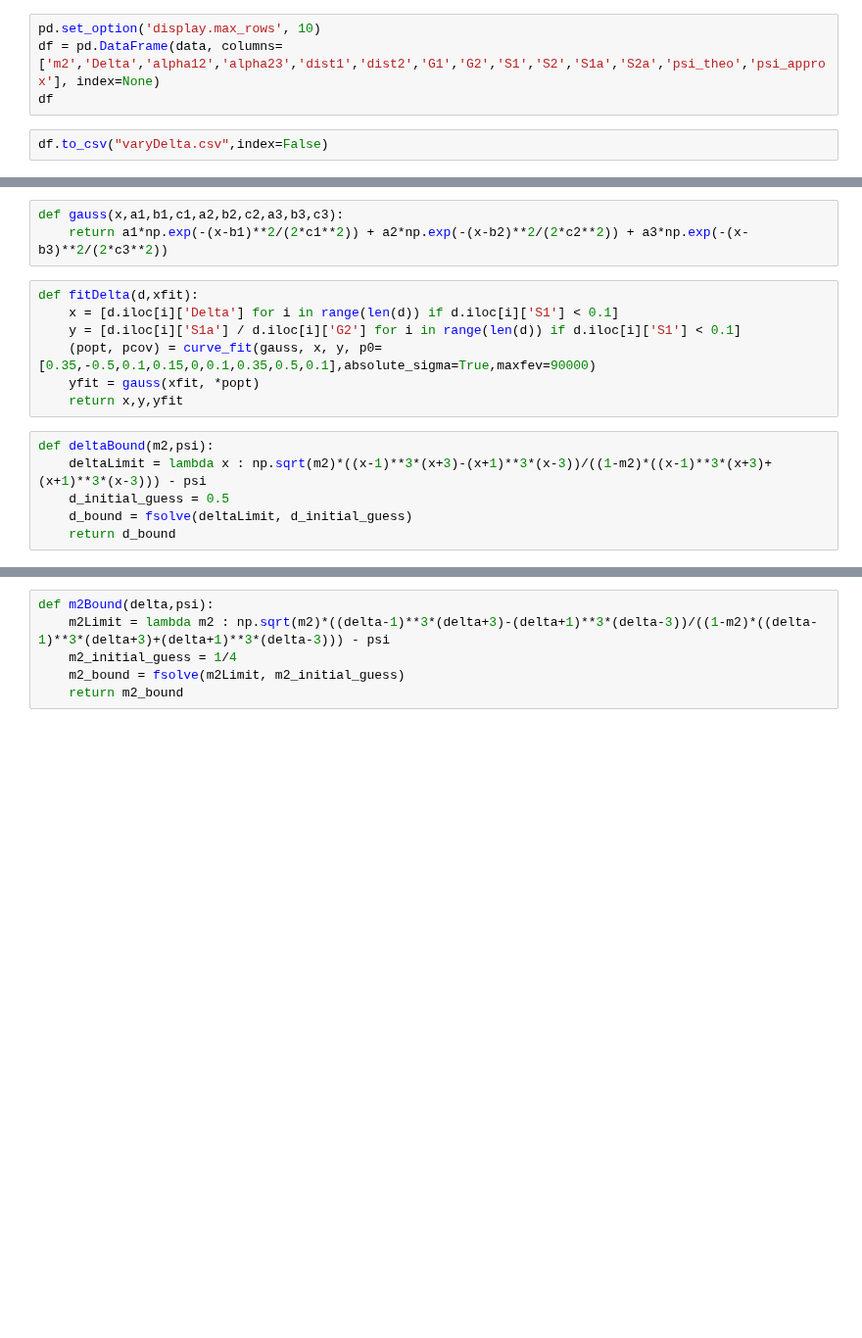
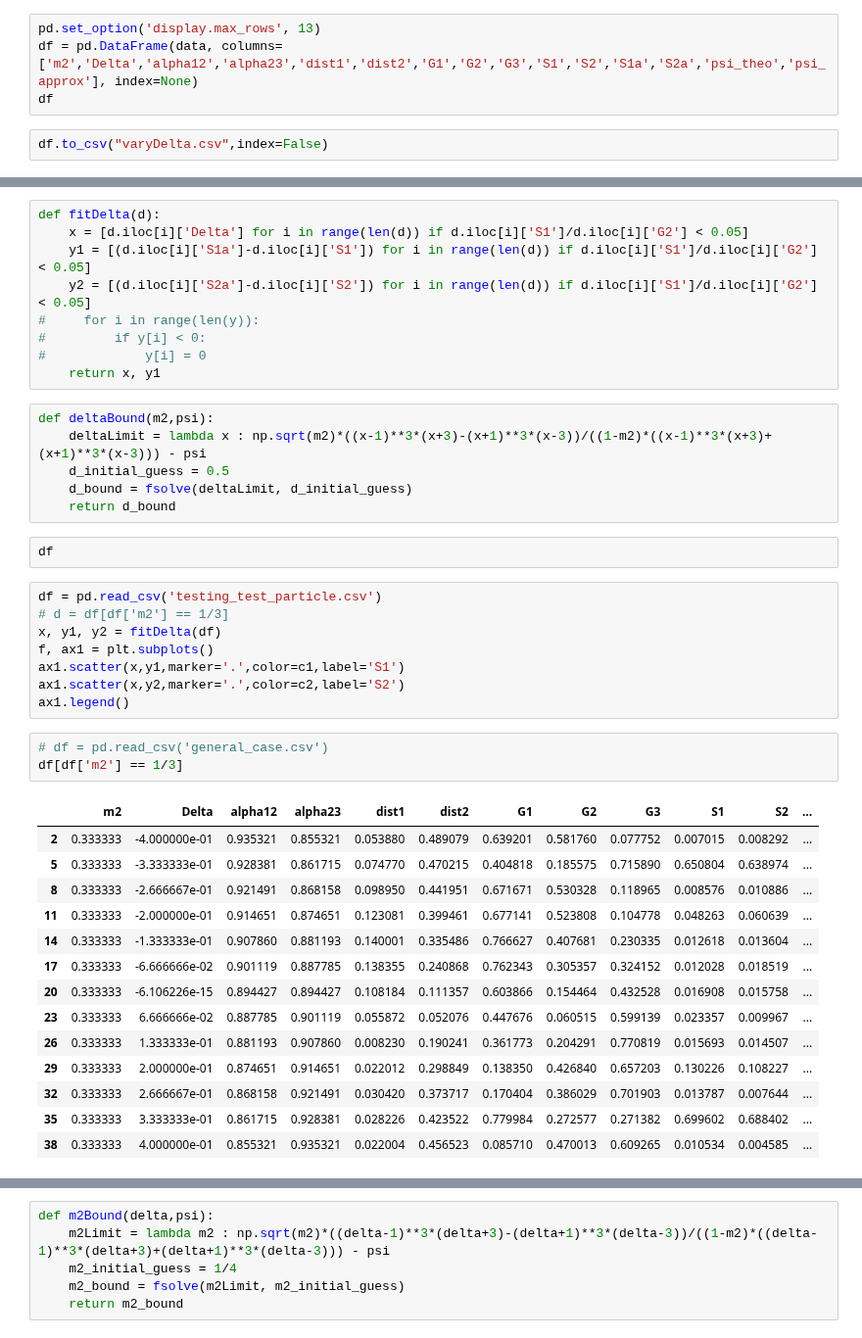
Before and after one commit to EritasY/Chaos, a Jupyter notebook: GeneralCase.ipynb, the cells around one changed output, grey strips where cells are left out. Shown at 98% size. Cells and saved outputs as stored; diff of their text form; blank space fills up the shorter version.

```diff
--- a/GeneralCase.ipynb
+++ b/GeneralCase.ipynb
@@ -220,6 +312,6 @@ for i, (alpha1, alpha2) in enumerate(alpha_param):
 # %%
-pd.set_option('display.max_rows', 10)
-df = pd.DataFrame(data, columns=['m2','Delta','alpha12','alpha23','dist1','dist2','G1','G2','S1','S2','S1a','S2a','psi_theo','psi_approx'], index=None)
+pd.set_option('display.max_rows', 13)
+df = pd.DataFrame(data, columns=['m2','Delta','alpha12','alpha23','dist1','dist2','G1','G2','G3','S1','S2','S1a','S2a','psi_theo','psi_approx'], index=None)
 df
 # %%
 df.to_csv("varyDelta.csv",index=False)
@@ -229,19 +318,46 @@ from scipy.optimize import fsolve
-# %%
-def gauss(x,a1,b1,c1,a2,b2,c2,a3,b3,c3):
-    return a1*np.exp(-(x-b1)**2/(2*c1**2)) + a2*np.exp(-(x-b2)**2/(2*c2**2)) + a3*np.exp(-(x-b3)**2/(2*c3**2))
 # %%
-def fitDelta(d,xfit):
-    x = [d.iloc[i]['Delta'] for i in range(len(d)) if d.iloc[i]['S1'] < 0.1]
-    y = [d.iloc[i]['S1a'] / d.iloc[i]['G2'] for i in range(len(d)) if d.iloc[i]['S1'] < 0.1]
-    (popt, pcov) = curve_fit(gauss, x, y, p0=[0.35,-0.5,0.1,0.15,0,0.1,0.35,0.5,0.1],absolute_sigma=True,maxfev=90000)
-    yfit = gauss(xfit, *popt)
-    return x,y,yfit
+def fitDelta(d):
+    x = [d.iloc[i]['Delta'] for i in range(len(d)) if d.iloc[i]['S1']/d.iloc[i]['G2'] < 0.05]
+    y1 = [(d.iloc[i]['S1a']-d.iloc[i]['S1']) for i in range(len(d)) if d.iloc[i]['S1']/d.iloc[i]['G2'] < 0.05]
+    y2 = [(d.iloc[i]['S2a']-d.iloc[i]['S2']) for i in range(len(d)) if d.iloc[i]['S1']/d.iloc[i]['G2'] < 0.05]
+#     for i in range(len(y)):
+#         if y[i] < 0:
+#             y[i] = 0
+    return x, y1
 # %%
 def deltaBound(m2,psi):
     deltaLimit = lambda x : np.sqrt(m2)*((x-1)**3*(x+3)-(x+1)**3*(x-3))/((1-m2)*((x-1)**3*(x+3)+(x+1)**3*(x-3))) - psi
     d_initial_guess = 0.5
     d_bound = fsolve(deltaLimit, d_initial_guess)
     return d_bound
+# %%
+df
+# %%
+df = pd.read_csv('testing_test_particle.csv')
+# d = df[df['m2'] == 1/3]
+x, y1, y2 = fitDelta(df)
+f, ax1 = plt.subplots()
+ax1.scatter(x,y1,marker='.',color=c1,label='S1')
+ax1.scatter(x,y2,marker='.',color=c2,label='S2')
+ax1.legend()
+# %%
+# df = pd.read_csv('general_case.csv')
+df[df['m2'] == 1/3]
+# %% [output]
+|  | m2 | Delta | alpha12 | alpha23 | dist1 | dist2 | G1 | G2 | G3 | S1 | S2 | ... |
+| 2 | 0.333333 | -4.000000e-01 | 0.935321 | 0.855321 | 0.053880 | 0.489079 | 0.639201 | 0.581760 | 0.077752 | 0.007015 | 0.008292 | ... |
+| 5 | 0.333333 | -3.333333e-01 | 0.928381 | 0.861715 | 0.074770 | 0.470215 | 0.404818 | 0.185575 | 0.715890 | 0.650804 | 0.638974 | ... |
+| 8 | 0.333333 | -2.666667e-01 | 0.921491 | 0.868158 | 0.098950 | 0.441951 | 0.671671 | 0.530328 | 0.118965 | 0.008576 | 0.010886 | ... |
+| 11 | 0.333333 | -2.000000e-01 | 0.914651 | 0.874651 | 0.123081 | 0.399461 | 0.677141 | 0.523808 | 0.104778 | 0.048263 | 0.060639 | ... |
+| 14 | 0.333333 | -1.333333e-01 | 0.907860 | 0.881193 | 0.140001 | 0.335486 | 0.766627 | 0.407681 | 0.230335 | 0.012618 | 0.013604 | ... |
+| 17 | 0.333333 | -6.666666e-02 | 0.901119 | 0.887785 | 0.138355 | 0.240868 | 0.762343 | 0.305357 | 0.324152 | 0.012028 | 0.018519 | ... |
+| 20 | 0.333333 | -6.106226e-15 | 0.894427 | 0.894427 | 0.108184 | 0.111357 | 0.603866 | 0.154464 | 0.432528 | 0.016908 | 0.015758 | ... |
+| 23 | 0.333333 | 6.666666e-02 | 0.887785 | 0.901119 | 0.055872 | 0.052076 | 0.447676 | 0.060515 | 0.599139 | 0.023357 | 0.009967 | ... |
+| 26 | 0.333333 | 1.333333e-01 | 0.881193 | 0.907860 | 0.008230 | 0.190241 | 0.361773 | 0.204291 | 0.770819 | 0.015693 | 0.014507 | ... |
+| 29 | 0.333333 | 2.000000e-01 | 0.874651 | 0.914651 | 0.022012 | 0.298849 | 0.138350 | 0.426840 | 0.657203 | 0.130226 | 0.108227 | ... |
+| 32 | 0.333333 | 2.666667e-01 | 0.868158 | 0.921491 | 0.030420 | 0.373717 | 0.170404 | 0.386029 | 0.701903 | 0.013787 | 0.007644 | ... |
+| 35 | 0.333333 | 3.333333e-01 | 0.861715 | 0.928381 | 0.028226 | 0.423522 | 0.779984 | 0.272577 | 0.271382 | 0.699602 | 0.688402 | ... |
+| 38 | 0.333333 | 4.000000e-01 | 0.855321 | 0.935321 | 0.022004 | 0.456523 | 0.085710 | 0.470013 | 0.609265 | 0.010534 | 0.004585 | ... |
 # %%
 df = pd.read_csv('varyDelta.csv')
 d1 = df[df['m2'] == 1/10]
```
Also changed, not shown: parts of 28 cells of this notebook, 1 other file.
